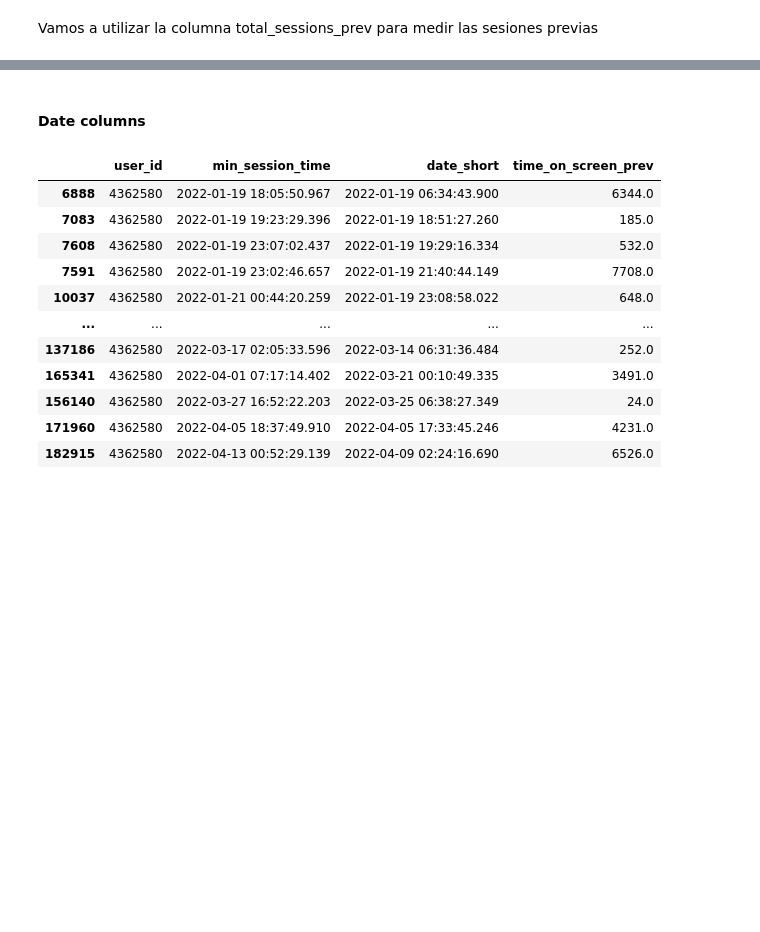
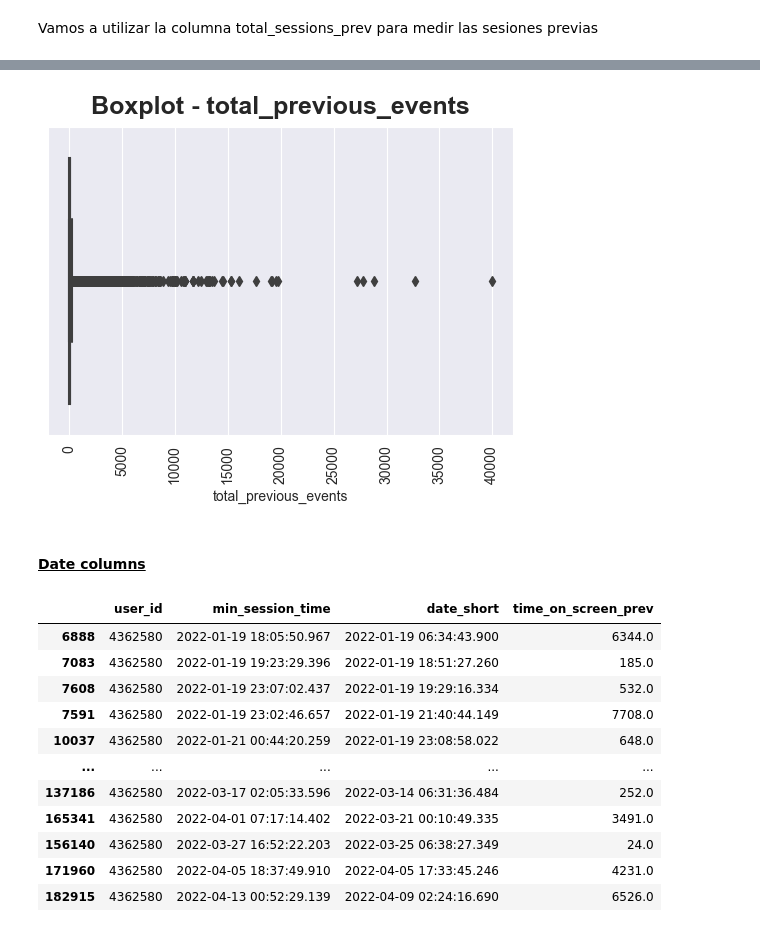
Before and after one commit to adilelle1/navegacion_web_poo, a Jupyter notebook: navegacion_web.ipynb, the cells around one changed output, grey strips where cells are left out. Cells and saved outputs as stored; diff of their text form; code cells hidden in the pictures; blank space fills up the shorter version.

```diff
--- a/navegacion_web.ipynb
+++ b/navegacion_web.ipynb
@@ -308,5 +241,11 @@ data[['total_sessions_prev']].describe()
+# %%
+# vamos a tratar los outliers mas adelante
+from visualization import boxplot
+boxplot(data, 'total_previous_events')
+# %% [output]
+[figure, added]
 # %% [markdown]
-#### Date columns
+#### <u>Date columns<u/>
 # %%
 data[data.user_id == 4362580][['user_id','min_session_time','date_short','time_on_screen_prev']].sort_values(['date_short'],ascending=True)
 # %% [output]
```
Also changed, not shown: parts of 162 cells of this notebook, 1 other file.
